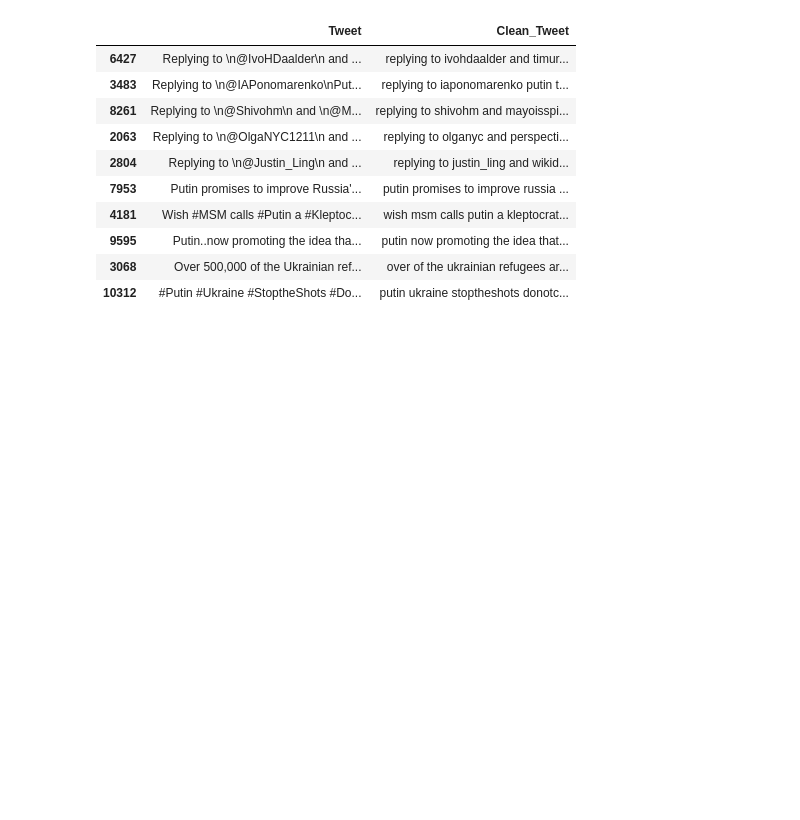
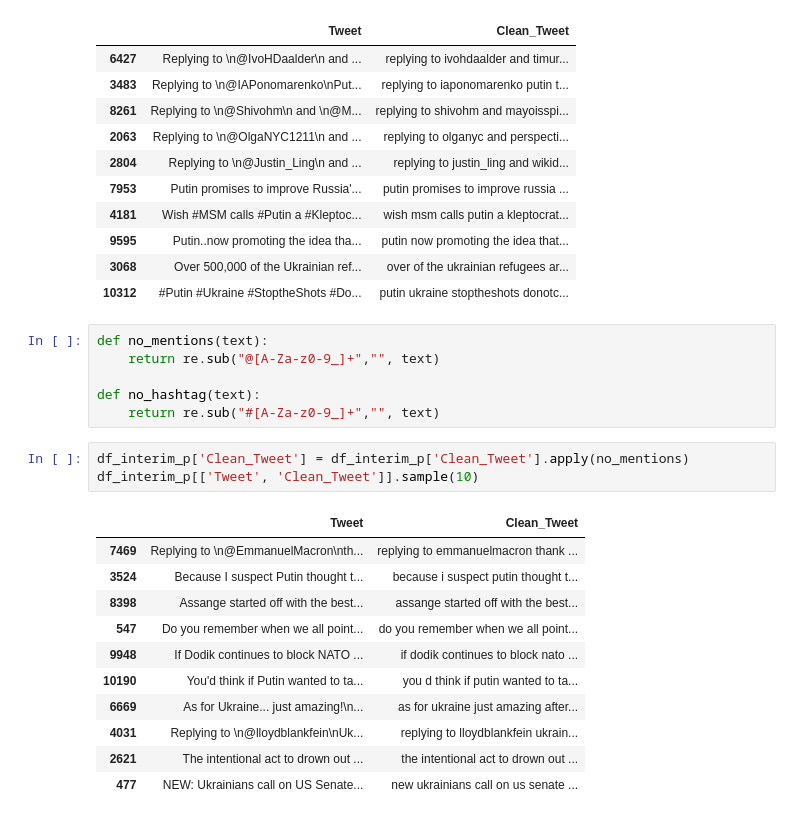
Before and after one commit to martina-nu/Proyecto-Final-ML, a Jupyter notebook: src/explore.ipynb, the cells around one changed output. Cells and saved outputs as stored; diff of their text form; blank space fills up the shorter version.

```diff
--- a/src/explore.ipynb
+++ b/src/explore.ipynb
@@ -421,3 +421,24 @@ df_interim_p[['Tweet', 'Clean_Tweet']].sample(10)
 | 9595 | Putin..now promoting the idea tha... | putin now promoting the idea that... |
 | 3068 | Over 500,000 of the Ukrainian ref... | over of the ukrainian refugees ar... |
 | 10312 | #Putin #Ukraine #StoptheShots #Do... | putin ukraine stoptheshots donotc... |
+# %%
+def no_mentions(text):
+    return re.sub("@[A-Za-z0-9_]+","", text)
+
+def no_hashtag(text):
+    return re.sub("#[A-Za-z0-9_]+","", text)
+# %%
+df_interim_p['Clean_Tweet'] = df_interim_p['Clean_Tweet'].apply(no_mentions)
+df_interim_p[['Tweet', 'Clean_Tweet']].sample(10)
+# %% [output]
+|  | Tweet | Clean_Tweet |
+| 7469 | Replying to \n@EmmanuelMacron\nth... | replying to emmanuelmacron thank ... |
+| 3524 | Because I suspect Putin thought t... | because i suspect putin thought t... |
+| 8398 | Assange started off with the best... | assange started off with the best... |
+| 547 | Do you remember when we all point... | do you remember when we all point... |
+| 9948 | If Dodik continues to block NATO ... | if dodik continues to block nato ... |
+| 10190 | You'd think if Putin wanted to ta... | you d think if putin wanted to ta... |
+| 6669 | As for Ukraine... just amazing!\n... | as for ukraine just amazing after... |
+| 4031 | Replying to \n@lloydblankfein\nUk... | replying to lloydblankfein ukrain... |
+| 2621 | The intentional act to drown out ... | the intentional act to drown out ... |
+| 477 | NEW: Ukrainians call on US Senate... | new ukrainians call on us senate ... |
```
Also changed, not shown: parts of 6 cells of this notebook.
